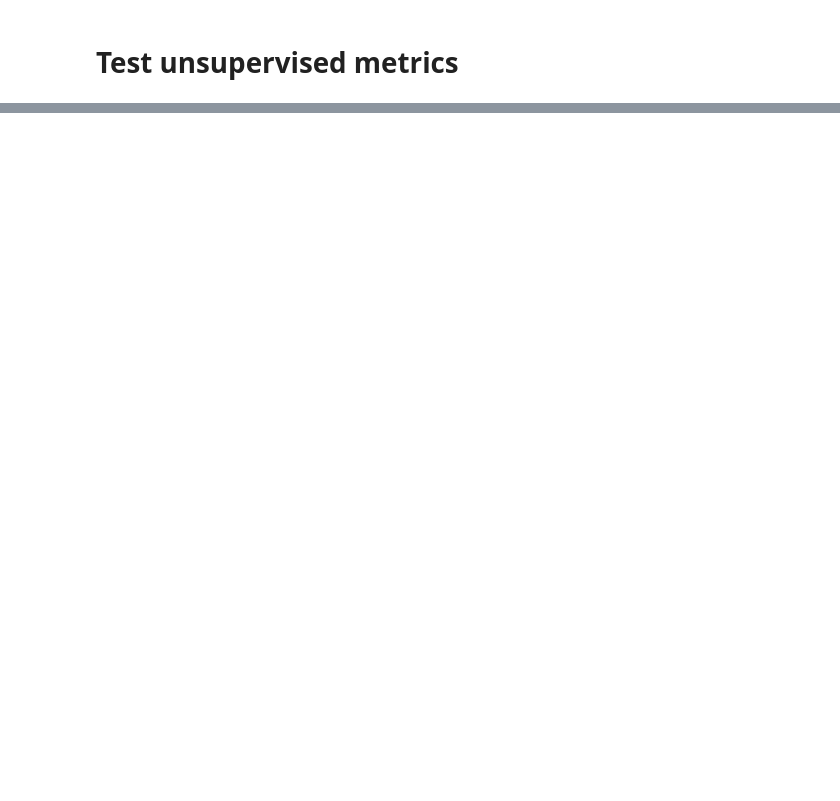
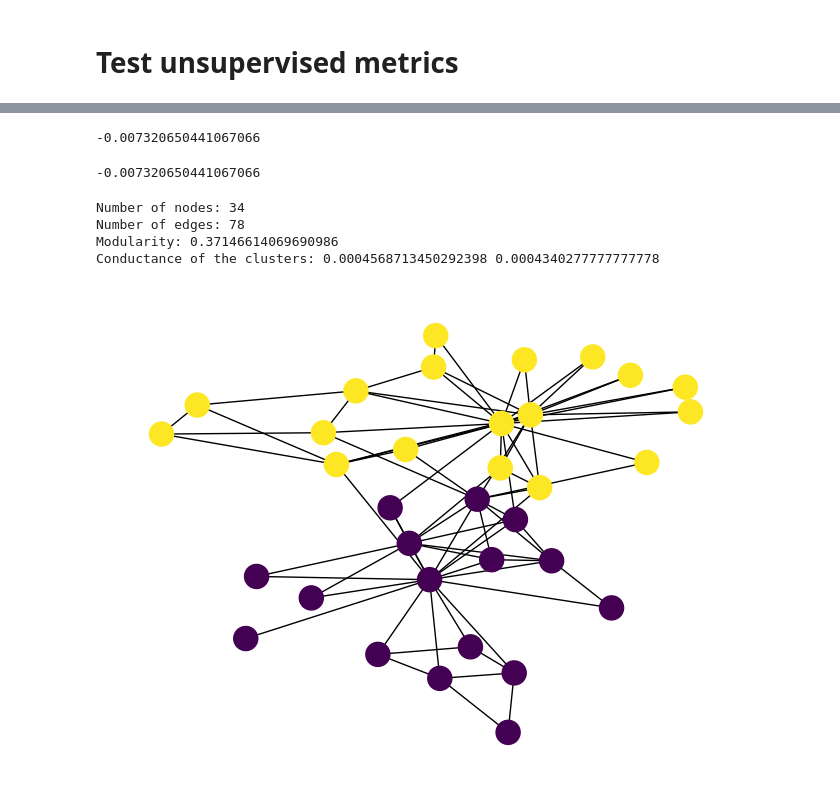
Before and after one commit to bastienlc/SBM-EM, a Jupyter notebook: metrics.ipynb, the cells around one changed output, grey strips where cells are left out. Saved outputs shown, nothing was run; the diff lists cells and outputs as text; code cells hidden in the pictures; blank space fills up the shorter version.

Commit message:
Add modularity metric

```diff
--- a/metrics.ipynb
+++ b/metrics.ipynb
@@ -70,0 +71,41 @@ Conductance for predicted clusters: 0.0004380583236815247 0.0005489878216680607
+# %%
+clustering = np.array([original_cluster_1, original_cluster_2])
+modularity(X, clustering)
+# %% [output]
+-0.007320650441067066
+# %%
+modularity(X, clustering)
+# %% [output]
+-0.007320650441067066
+# %%
+# Example on the karate network
+# Loads the karate network
+G = nx.read_weighted_edgelist('./data/karate.edgelist', delimiter=' ', nodetype=int, create_using=nx.Graph())
+print("Number of nodes:", G.number_of_nodes())
+print("Number of edges:", G.number_of_edges())
+
+n = G.number_of_nodes()
+
+# Loads the class labels
+class_labels = np.loadtxt('./data/karate_labels.txt', delimiter=',', dtype=np.int32)
+idx_to_class_label = dict()
+for i in range(class_labels.shape[0]):
+    idx_to_class_label[class_labels[i,0]] = class_labels[i,1]
+
+y = list()
+for node in G.nodes():
+    y.append(idx_to_class_label[node])
+
+y = np.array(y)
+X = nx.to_numpy_array(G)
+nx.draw(G, node_color=y)
+
+clustering = np.array([y == 0, y == 1])
+print("Modularity:", modularity(X, clustering))
+print("Conductance of the clusters:", conductance(X, clustering[0]), conductance(X, clustering[1]))
+# %% [output]
+Number of nodes: 34
+Number of edges: 78
+Modularity: 0.37146614069690986
+Conductance of the clusters: 0.0004568713450292398 0.0004340277777777778
+[figure, added]
```
Also changed, not shown: parts of 6 cells of this notebook, 1 other file.
